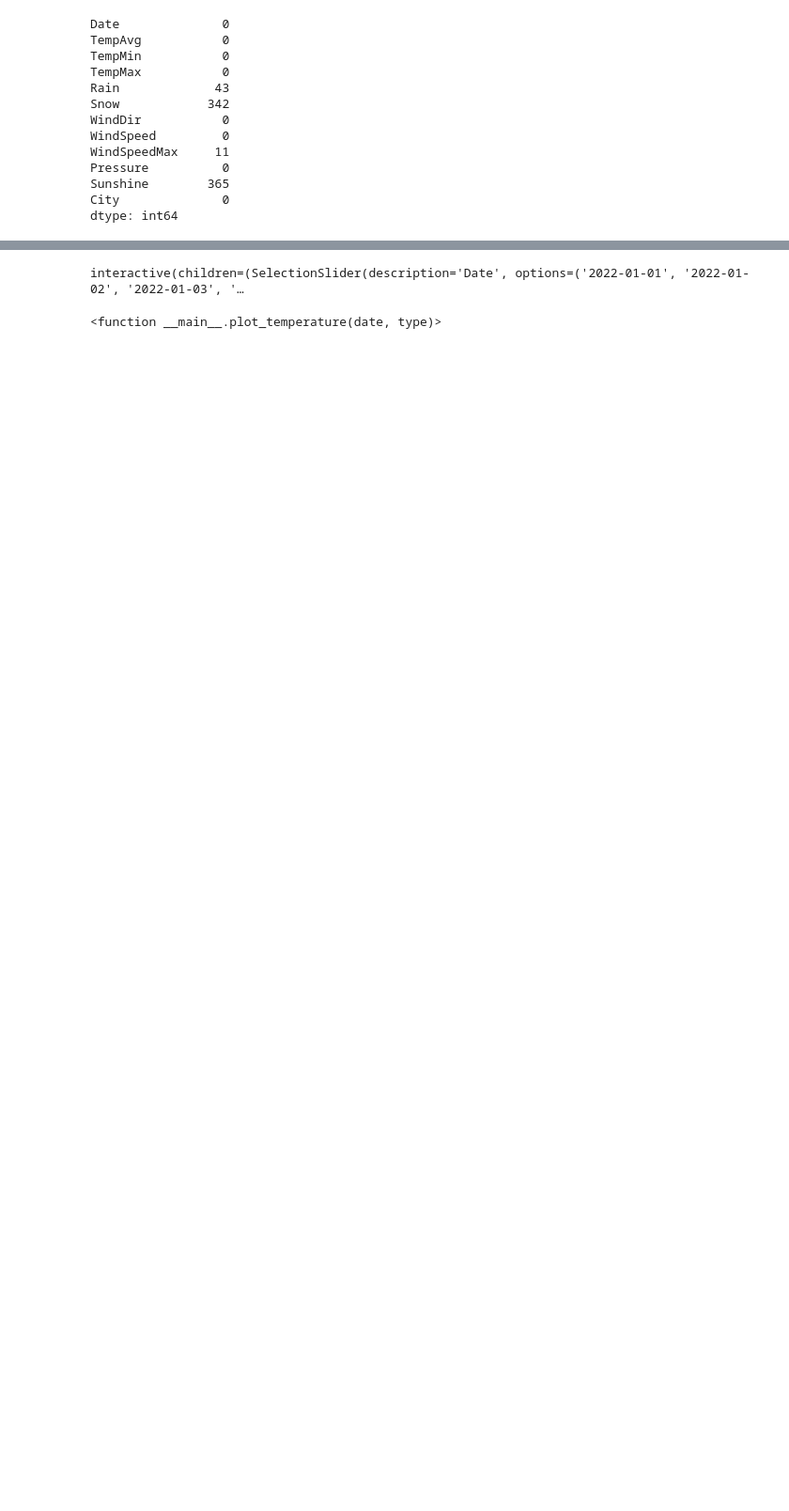
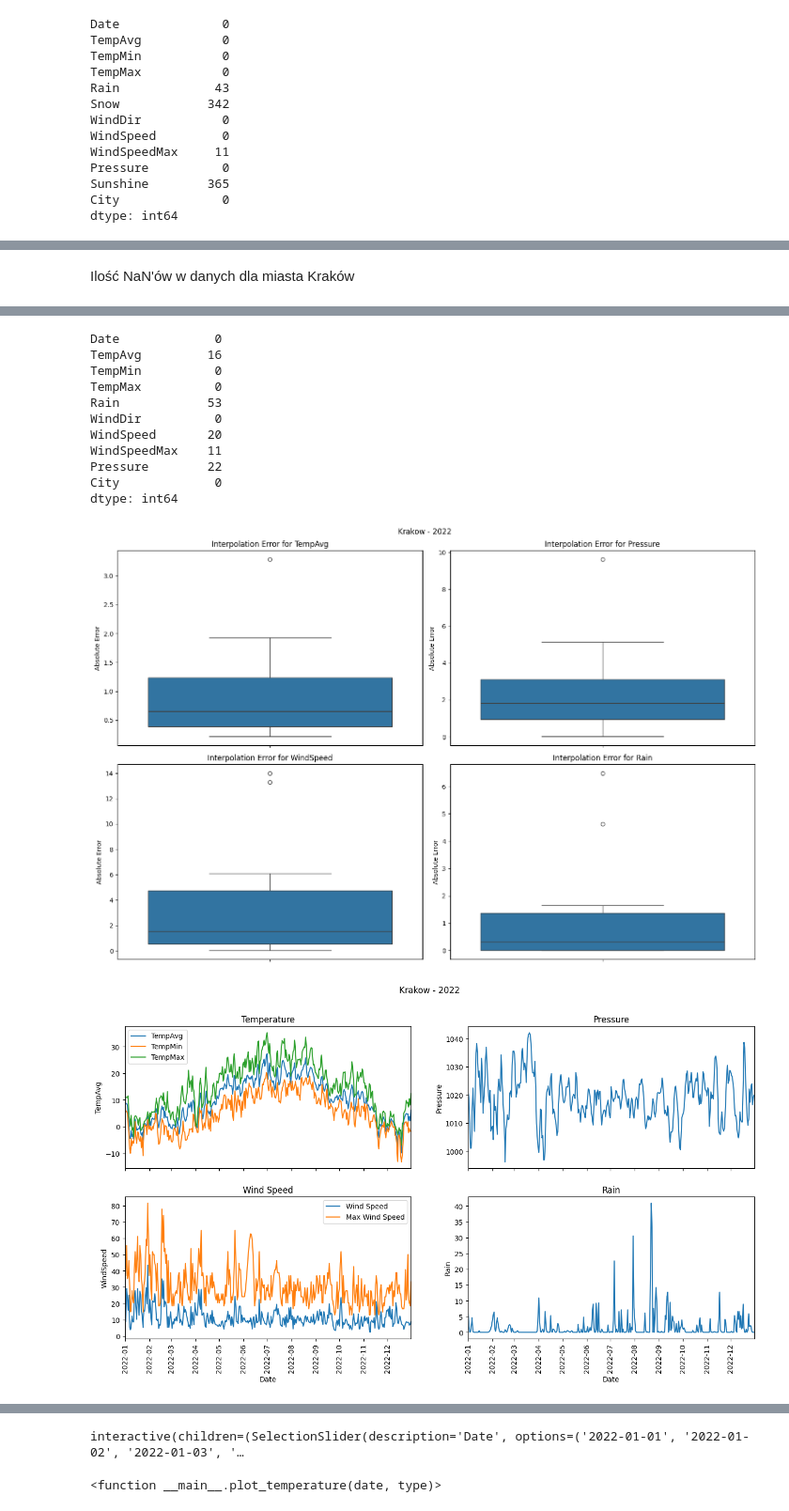
Before and after one commit to Twarug/AGH-NumericalMethods-Project, a Jupyter notebook: main.ipynb, the cells around one changed output, grey strips where cells are left out. Shown at 94% size. Saved outputs shown, nothing was run; the diff lists cells and outputs as text; code cells hidden in the pictures; blank space fills up the shorter version.

```diff
--- a/main.ipynb
+++ b/main.ipynb
@@ -11,5 +17,6 @@ names = ['Date', 'TempAvg', 'TempMin', 'TempMax', 'Rain', 'Snow', 'WindDir', 'Wi
 # %%
 def analize(df):
+  """Przedstawienie podstawowych informacji o danych w DataFrame"""
   print(df.head())
   print(df.describe())
   print(df.head(10))
@@ -17,6 +24,7 @@ def analize(df):
   print(df.shape)
 
 def cleanup(df):
+  """Wyczyszczenie danych z NaN i zbędnych kolumn"""
   print(df.isna().sum())
 
   df.dropna(thresh=int(len(df) * 0.2), axis=1, inplace=True)
@@ -24,16 +32,10 @@ def cleanup(df):
   print(df.isna().sum())
   print(df.shape)
 
-  # df.drop(['TempMin', 'TempMax'], axis=1, inplace=True)
-
-  # df_NoNaN = df.dropna(how='any')
-
-  # print(df_NoNaN.isna().sum())
-  # print(df_NoNaN.shape)
-
   return df.copy()
 
 def plot_df(df_NoNaN):
+  """Wykresy dla danych z DataFrame"""
   cityName = df_NoNaN['City'].iloc[0]
 
   fig, ((ax1, ax2), (ax3, ax4)) = plt.subplots(2, 2, figsize=(16, 8), sharex=True, sharey=False)
@@ -81,7 +83,7 @@ def plot_df(df_NoNaN):
 
 
 def lagrange_interpolation_manual(x_points, y_points, x):
-    """Calculate Lagrange interpolation for xi using given x and y values."""
+    """Obliczanie wartości interpolowanej dla punktu x za pomocą interpolacji Lagrange'a."""
     n = len(x_points)
     result = 0
     for i in range(n):
@@ -94,8 +96,8 @@ def lagrange_interpolation_manual(x_points, y_points, x):
         result += p * yi
     return result
 
-def interpolate_column(series):
-    """Interpolate missing values in a Pandas Series using Lagrange interpolation."""
+def interpolate_column(series, column_name):
+    """Interpolacja brakujących wartości w kolumnie za pomocą interpolacji Lagrange'a."""
     n = len(series)
 
     for idx in range(n):
@@ -115,18 +117,23 @@ def interpolate_column(series):
 
             if len(left_points) + len(right_points) >= 2:
                 x, y = zip(*left_points + right_points)
-                series.iat[idx] = lagrange_interpolation_manual(x, y, idx)
+                interpolated_value = lagrange_interpolation_manual(x, y, idx)
+                # Ensure minimum value is 0 for Rain and WindSpeed columns
+                if column_name in ['Rain', 'WindSpeed'] and interpolated_value < 0:
+                    interpolated_value = 0
+                series.iat[idx] = interpolated_value
 
     return series
 
 def interpolate_dataframe(df):
+    """Interpolacja brakujących wartości w kolumnach numerycznych za pomocą interpolacji Lagrange'a."""
     for column in df.columns:
         if is_numeric_dtype(df[column]):
-            df[column] = interpolate_column(df[column])
+            df[column] = interpolate_column(df[column], column)
     return df
 
 def introduce_random_nans(df, nan_fraction=0.05):
-    """Introduce random NaNs into the DataFrame, avoiding the first two and last two rows and only for specified columns."""
+    """Wprowadzenie losowych NaNów do DataFrame."""
     # Columns where NaNs can be introduced
     target_columns = ['TempAvg', 'Rain', 'WindSpeed', 'Pressure']
 
@@ -159,6 +166,7 @@ def introduce_random_nans(df, nan_fraction=0.05):
     return df_with_nans, nan_indices
 
 def calculate_interpolation_error(original_df, interpolated_df, nan_indices):
+    """Obliczanie błędów interpolacji dla DataFrame."""
     # Initialize the error dataframe
     error_df = pd.DataFrame(columns=['Row', 'Column', 'Error'])
 
@@ -183,6 +191,7 @@ def calculate_interpolation_error(original_df, interpolated_df, nan_indices):
     return error_df
 
 def plot_interpolation_error(error_df, cityName):
+    """Wykres błędów interpolacji."""
     if error_df.empty:
         print("No interpolation errors to plot.")
         return
@@ -214,5 +232,6 @@ def plot_interpolation_error(error_df, cityName):
 # %%
 def read_csv(filename, city_name):
+  """Wczytanie danych z pliku CSV i wybranie danych z danego roku i miasta"""
   df = pd.read_csv(filename, delimiter=',', names=names, skiprows=1)  # skipping header row
   df['Date'] = pd.to_datetime(df['Date'])
   df = df[df['Date'].dt.year == year]
@@ -237,6 +256,7 @@ city_coords = {
 }
 
 def run(df):
+  """Główna funkcja do analizy danych i interpolacji."""
   analize(df)
   df_NoNaN = cleanup(df)
   plot_df(df_NoNaN)
@@ -244,6 +264,9 @@ def run(df):
   df_interpolated = interpolate_dataframe(df_with_nans.copy())
   error_df = calculate_interpolation_error(df_NoNaN.copy(), df_interpolated.copy(), nan_indices)
   plot_interpolation_error(error_df, df_NoNaN['City'].iloc[0])
+  plot_df(df_interpolated)
+
+  return df_interpolated
 # %%
 df_Krakow.head()
 # %% [output]
@@ -285,5 +312,3 @@ Pressure          0
 Sunshine        365
 City              0
 dtype: int64
-# %%
-run(df_Krakow)
@@ -452,0 +315,5 @@ dtype: int64
+# %% [markdown]
+Ilość NaN'ów w danych dla miasta Kraków
+# %%
+interpolatedDF_Krakow = run(df_Krakow)
+# %% [output]
@@ -452,0 +338,13 @@ dtype: int64
+Date             0
+TempAvg         16
+TempMin          0
+TempMax          0
+Rain            53
+WindDir          0
+WindSpeed       20
+WindSpeedMax    11
+Pressure        22
+City             0
+dtype: int64
+[figure, added]
+[figure, added]
```
Also changed, not shown: parts of 20 cells of this notebook.
